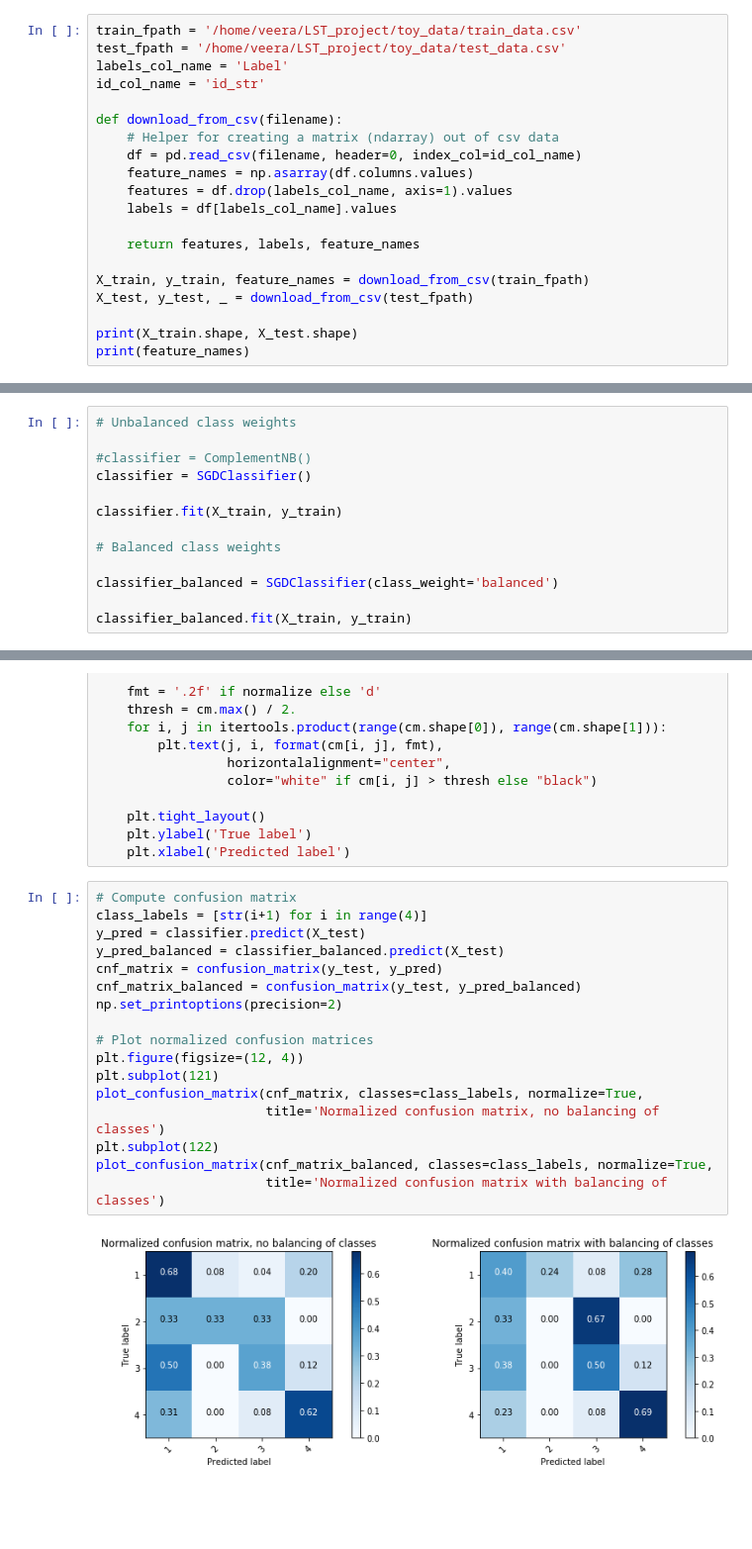
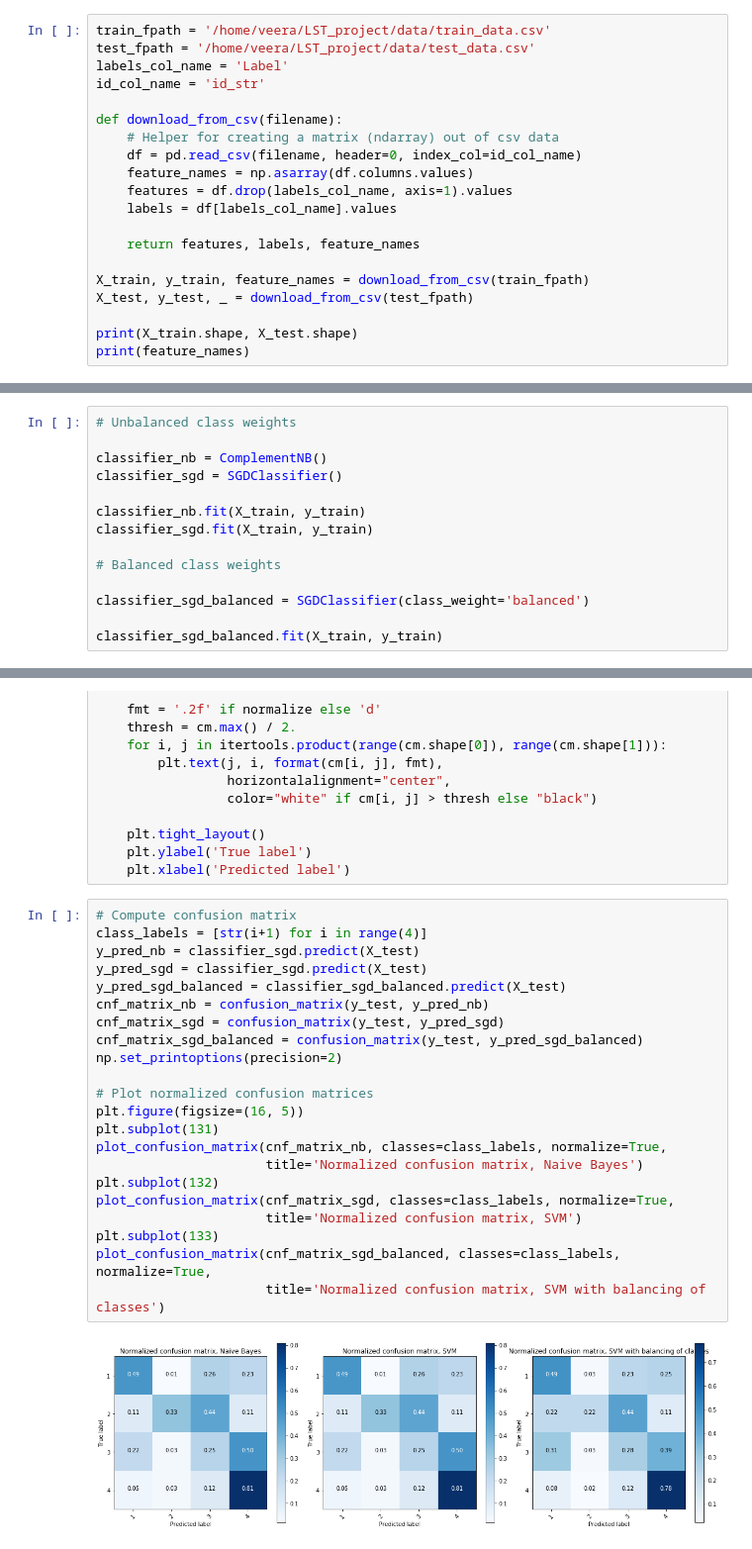
Before and after one commit to veeraita/twitter-climate-change, a Jupyter notebook: notebooks/content_based/classify_tweets.ipynb, the cells around one changed output, grey strips where cells are left out. Shown at 99% size. Saved outputs shown, nothing was run; the diff lists cells and outputs as text; blank space fills up the shorter version.

Commit message:
testing with the finalized training set; add more performance metrics

```diff
--- a/notebooks/content_based/classify_tweets.ipynb
+++ b/notebooks/content_based/classify_tweets.ipynb
@@ -12,7 +12,7 @@ from sklearn.metrics import confusion_matrix
 %matplotlib inline
 # %%
-train_fpath = '/home/veera/LST_project/toy_data/train_data.csv'
-test_fpath = '/home/veera/LST_project/toy_data/test_data.csv'
+train_fpath = '/home/veera/LST_project/data/train_data.csv'
+test_fpath = '/home/veera/LST_project/data/test_data.csv'
 labels_col_name = 'Label'
 id_col_name = 'id_str'
 
@@ -65,16 +65,17 @@ plt.show()
 # %%
 # Unbalanced class weights
 
-#classifier = ComplementNB()
-classifier = SGDClassifier()
+classifier_nb = ComplementNB()
+classifier_sgd = SGDClassifier()
 
-classifier.fit(X_train, y_train)
+classifier_nb.fit(X_train, y_train)
+classifier_sgd.fit(X_train, y_train)
 
 # Balanced class weights
 
-classifier_balanced = SGDClassifier(class_weight='balanced')
+classifier_sgd_balanced = SGDClassifier(class_weight='balanced')
 
-classifier_balanced.fit(X_train, y_train)
+classifier_sgd_balanced.fit(X_train, y_train)
 # %% [output]
 SGDClassifier(alpha=0.0001, average=False, class_weight='balanced',
               early_stopping=False, epsilon=0.1, eta0=0.0, fit_intercept=True,
@@ -136,22 +148,27 @@ def plot_confusion_matrix(cm, classes,
 # %%
 # Compute confusion matrix
 class_labels = [str(i+1) for i in range(4)]
-y_pred = classifier.predict(X_test)
-y_pred_balanced = classifier_balanced.predict(X_test)
-cnf_matrix = confusion_matrix(y_test, y_pred)
-cnf_matrix_balanced = confusion_matrix(y_test, y_pred_balanced)
+y_pred_nb = classifier_sgd.predict(X_test)
+y_pred_sgd = classifier_sgd.predict(X_test)
+y_pred_sgd_balanced = classifier_sgd_balanced.predict(X_test)
+cnf_matrix_nb = confusion_matrix(y_test, y_pred_nb)
+cnf_matrix_sgd = confusion_matrix(y_test, y_pred_sgd)
+cnf_matrix_sgd_balanced = confusion_matrix(y_test, y_pred_sgd_balanced)
 np.set_printoptions(precision=2)
 
 # Plot normalized confusion matrices
-plt.figure(figsize=(12, 4))
-plt.subplot(121)
-plot_confusion_matrix(cnf_matrix, classes=class_labels, normalize=True,
-                      title='Normalized confusion matrix, no balancing of classes')
-plt.subplot(122)
-plot_confusion_matrix(cnf_matrix_balanced, classes=class_labels, normalize=True,
-                      title='Normalized confusion matrix with balancing of classes')
+plt.figure(figsize=(16, 5))
+plt.subplot(131)
+plot_confusion_matrix(cnf_matrix_nb, classes=class_labels, normalize=True,
+                      title='Normalized confusion matrix, Naive Bayes')
+plt.subplot(132)
+plot_confusion_matrix(cnf_matrix_sgd, classes=class_labels, normalize=True,
+                      title='Normalized confusion matrix, SVM')
+plt.subplot(133)
+plot_confusion_matrix(cnf_matrix_sgd_balanced, classes=class_labels, normalize=True,
+                      title='Normalized confusion matrix, SVM with balancing of classes')
 # %% [output]
-[figure, old version]
+[figure, new version]
 # %%
 print("Top 10 keywords per class:")
 for i in range(4):
```
Also changed, not shown: parts of 5 cells of this notebook, 1 other file.
